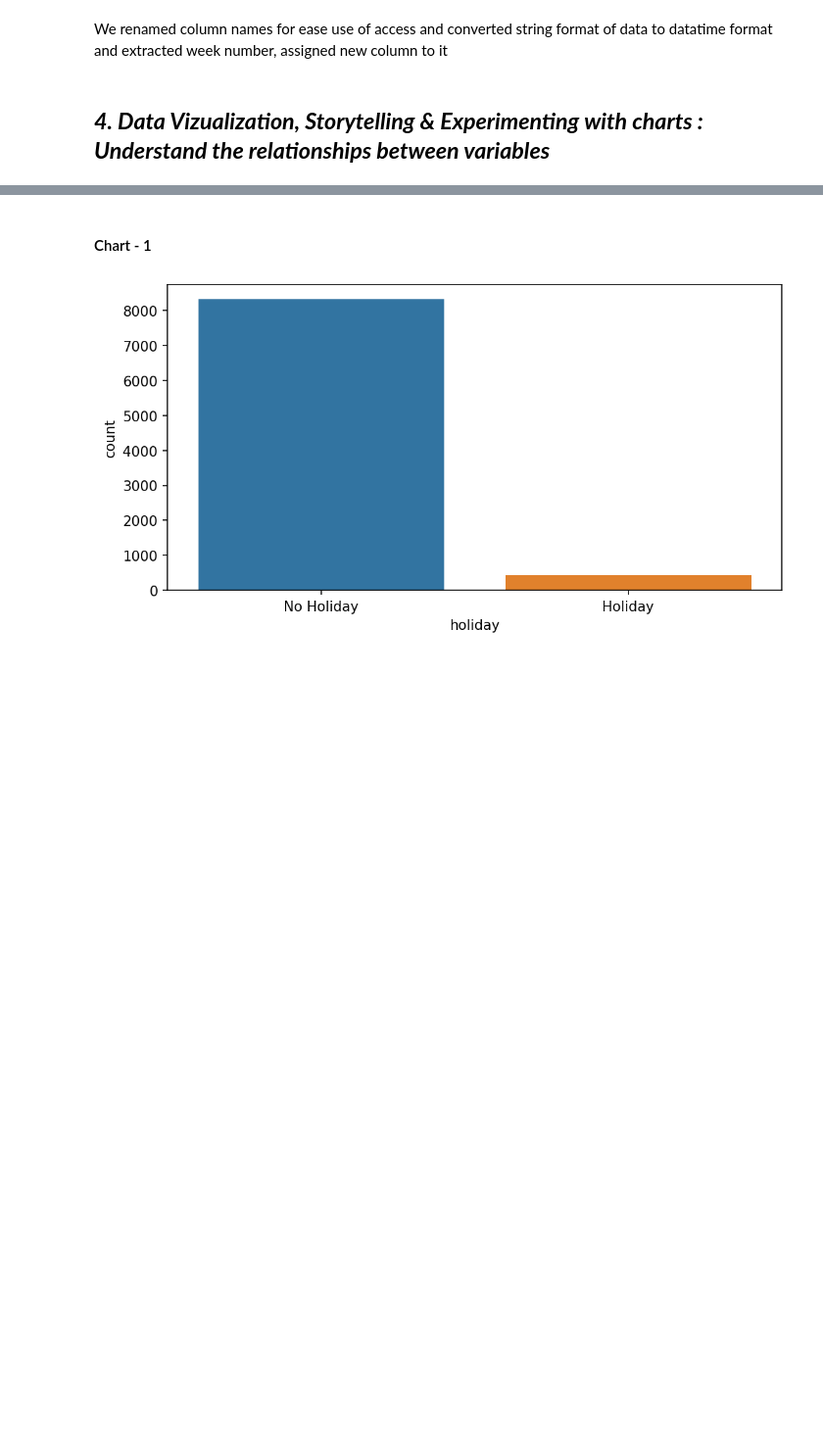
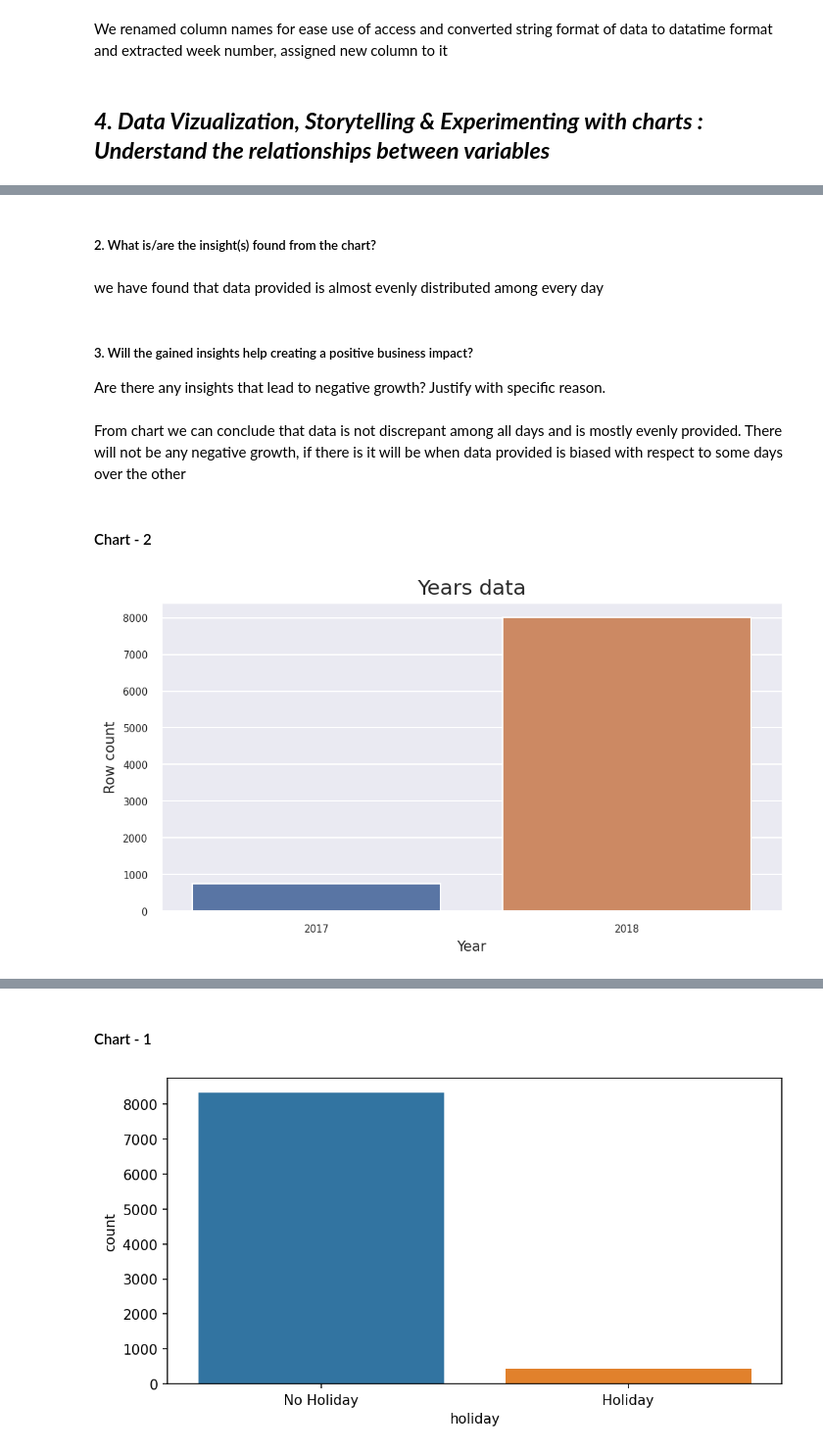
Before and after one commit to aravind-dasarapu/Bike_Sharing_Demand, a Jupyter notebook: Bike_Sharing_Demand.ipynb, the cells around one changed output, grey strips where cells are left out. Shown at 98% size. Drawn from its saved outputs; the diff is of its cells as text; code cells hidden in the pictures; blank space fills up the shorter version.

Commit message:
Some edits and changes to charts and questions

```diff
--- a/Bike_Sharing_Demand.ipynb
+++ b/Bike_Sharing_Demand.ipynb
@@ -225,0 +433,2 @@ We renamed column names for ease use of access and converted string format of da
+# %%
+bike_df.rename(columns = {'Rented Bike Count' : 'bike_count', 'Hour' : 'hour', 'Temperature(°C)' : 'temperature', 'Humidity(%)' : 'humidity', 'Visibility (10m)' : 'visibility', 'Solar Radiation (MJ/m2)' : 'solar_radiation', 'Rainfall(mm)' : 'rain_fall', 'Snowfall (cm)': 'snowfall', 'Seasons':'season', 'Holiday': 'holiday' },inplace=True)
@@ -225,0 +439,2 @@ We renamed column names for ease use of access and converted string format of da
+# %%
+bike_df['day'] = bike_df['date'].dt.day_name() # getting day name from date column
@@ -225,0 +443,4 @@ We renamed column names for ease use of access and converted string format of da
+# %%
+weekends = ['Saturday','Sunday']
+# %%
+bike_df['weekend'] = np.where(bike_df['day'].isin(weekends),1,0) #getting weekend from date column
@@ -225,0 +465,21 @@ We renamed column names for ease use of access and converted string format of da
+# %% [markdown]
+##### 2. What is/are the insight(s) found from the chart?
+# %% [markdown]
+we have found that data provided is almost evenly distributed among every day
+# %% [markdown]
+##### 3. Will the gained insights help creating a positive business impact?
+Are there any insights that lead to negative growth? Justify with specific reason.
+# %% [markdown]
+From chart we can conclude that data is not discrepant among all days and is mostly evenly provided. There will not be any negative growth, if there is it will be when data provided is biased with respect to some days over the other
+# %% [markdown]
+#### Chart - 2
+# %%
+plt.figure(figsize=(8,4), dpi=150)
+y = sns.countplot(x=bike_df.date.dt.year, data = bike_df)
+y.axes.set_title('Years data', fontsize = 15)
+y.set_ylabel('Row count',fontsize = 10)
+y.set_xlabel('Year',fontsize = 10)
+y.tick_params(labelsize = 7)
+plt.show()
+# %% [output]
+[figure, added]
```
Also changed, not shown: parts of 285 cells of this notebook.
